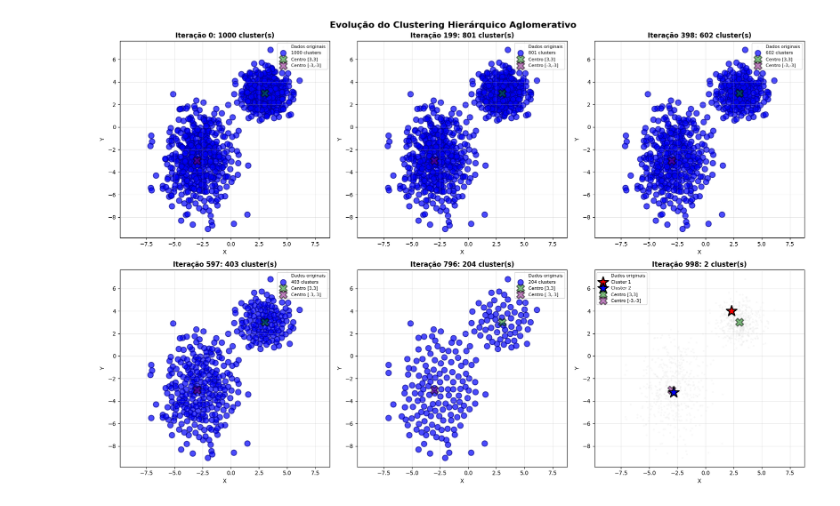
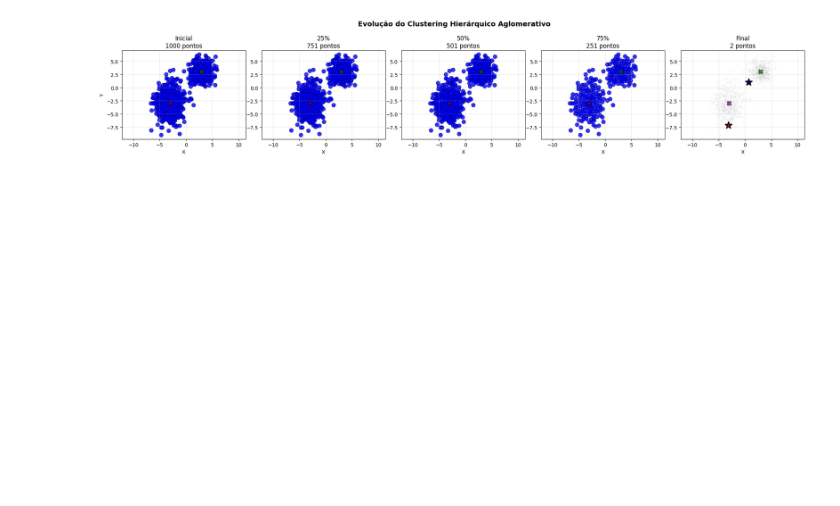
Before and after one commit to y0c0ms/IAA_MEI25, a Jupyter notebook: Exercicio1/Clustering_Hierárquico_Aglomerativo.ipynb, the cells around one changed output. Cells and saved outputs as stored; diff of their text form; code cells hidden in the pictures; blank space fills up the shorter version.

```diff
--- a/Exercicio1/Clustering_Hierárquico_Aglomerativo.ipynb
+++ b/Exercicio1/Clustering_Hierárquico_Aglomerativo.ipynb
@@ -187,0 +101,16 @@ Mostrar snapshots do processo em diferentes estágios.
+# %%
+# Executar clustering hierárquico até restar apenas 2 pontos
+pontos_finais, historico = clustering_hierarquico_simples(dados, parar_em_n_pontos=2)
+
+print(f"\nResultados finais:")
+print(f"Ponto final 1 (centroide cluster 1): {pontos_finais[0]}")
+print(f"Ponto final 2 (centroide cluster 2): {pontos_finais[1]}")
+print(f"Total de estados guardados: {len(historico)}")
+
+# Comparar com centros verdadeiros
+centros_reais = np.array([[3.0, 3.0], [-3.0, -3.0]])
+print(f"\nDistâncias aos centros reais:")
+for i, ponto in enumerate(pontos_finais):
+    for j, centro in enumerate(centros_reais):
+        dist = np.linalg.norm(ponto - centro)
+        print(f"  Ponto final {i+1} → Centro [{centro[0]},{centro[1]}]: {dist:.3f}")
@@ -188,64 +146,42 @@ Mostrar snapshots do processo em diferentes estágios.
 # %%
-# Selecionar snapshots em diferentes estágios
-n_snapshots = 6
-total_iteracoes = len(historico)
-indices_snapshots = [0]  # Estado inicial
+# Visualizar o processo de aglomeração em diferentes etapas
+etapas_mostrar = [0, len(historico)//4, len(historico)//2, 3*len(historico)//4, len(historico)-1]
+titulos = ['Inicial', '25%', '50%', '75%', 'Final']
 
-# Adicionar índices intermediários
-if total_iteracoes > 1:
-    passo = (total_iteracoes - 1) // (n_snapshots - 1)
-    for i in range(1, n_snapshots):
-        idx = min(i * passo, total_iteracoes - 1)
-        if idx not in indices_snapshots:
-            indices_snapshots.append(idx)
+fig, axes = plt.subplots(1, 5, figsize=(20, 4))
 
-# Garantir que o último estado está incluído
-if (total_iteracoes - 1) not in indices_snapshots:
-    indices_snapshots[-1] = total_iteracoes - 1
+for idx, (etapa, titulo) in enumerate(zip(etapas_mostrar, titulos)):
+    ax = axes[idx]
 
-# Criar visualização
-fig, axes = plt.subplots(2, 3, figsize=(18, 12))
-axes = axes.flatten()
+    # Plotar dados originais em cinza claro (para referência)
+    ax.scatter(dados[:, 0], dados[:, 1], alpha=0.1, s=8, c='lightgray')
 
-for idx, ax_idx in enumerate(indices_snapshots[:6]):
-    ax = axes[idx]
-    pontos_snapshot = historico[ax_idx]
+    # Plotar pontos atuais do clustering
+    pontos_etapa = historico[etapa]
 
-    # Plotar dados originais em cinza claro para referência
-    ax.scatter(dados_originais[:, 0], dados_originais[:, 1],
-              alpha=0.1, s=5, c='lightgray', label='Dados originais')
-
-    # Plotar pontos atuais (clusters)
-    if len(pontos_snapshot) > 2:
-        ax.scatter(pontos_snapshot[:, 0], pontos_snapshot[:, 1],
-                  c='blue', s=100, alpha=0.7, edgecolors='darkblue',
-                  linewidth=1.5, label=f'{len(pontos_snapshot)} clusters')
+    if len(pontos_etapa) > 2:
+        ax.scatter(pontos_etapa[:, 0], pontos_etapa[:, 1],
+                  c='blue', s=60, alpha=0.8, edgecolors='darkblue', linewidth=1)
     else:
-        # Para os 2 clusters finais, usar cores diferentes
-        ax.scatter(pontos_snapshot[0, 0], pontos_snapshot[0, 1],
-                  c='red', s=400, marker='*', edgecolors='black',
-                  linewidth=2, label='Cluster 1', zorder=5)
-        ax.scatter(pontos_snapshot[1, 0], pontos_snapshot[1, 1],
-                  c='blue', s=400, marker='*', edgecolors='black',
-                  linewidth=2, label='Cluster 2', zorder=5)
+        # Para o estado final (2 pontos), usar cores diferentes
+        ax.scatter(pontos_etapa[0, 0], pontos_etapa[0, 1],
+                  c='red', s=200, marker='*', edgecolors='black', linewidth=2)
+        ax.scatter(pontos_etapa[1, 0], pontos_etapa[1, 1],
+                  c='blue', s=200, marker='*', edgecolors='black', linewidth=2)
 
     # Marcar centros verdadeiros
-    ax.scatter(3, 3, c='green', s=200, marker='X', edgecolors='black',
-              linewidth=2, alpha=0.5, label='Centro [3,3]')
-    ax.scatter(-3, -3, c='purple', s=200, marker='X', edgecolors='black',
-              linewidth=2, alpha=0.5, label='Centro [-3,-3]')
+    ax.scatter([3, -3], [3, -3], c=['green', 'purple'], s=80, marker='X',
+              edgecolors='black', linewidth=1, alpha=0.7)
 
+    ax.set_title(f'{titulo}\n{len(pontos_etapa)} pontos')
+    ax.axis('equal')
+    ax.grid(True, alpha=0.3)
     ax.set_xlabel('X')
-    ax.set_ylabel('Y')
-    ax.set_title(f'Iteração {ax_idx}: {len(pontos_snapshot)} cluster(s)',
-                fontweight='bold')
-    ax.legend(loc='best', fontsize=8)
-    ax.grid(True, alpha=0.3)
-    ax.axis('equal')
+    if idx == 0:
+        ax.set_ylabel('Y')
 
-plt.suptitle('Evolução do Clustering Hierárquico Aglomerativo',
-            fontsize=16, fontweight='bold')
+plt.suptitle('Evolução do Clustering Hierárquico Aglomerativo', fontsize=14, fontweight='bold')
 plt.tight_layout()
 plt.show()
 # %% [output]
-[figure, old version]
+[figure, new version]
```
Also changed, not shown: parts of 27 cells of this notebook, 4 other files.
